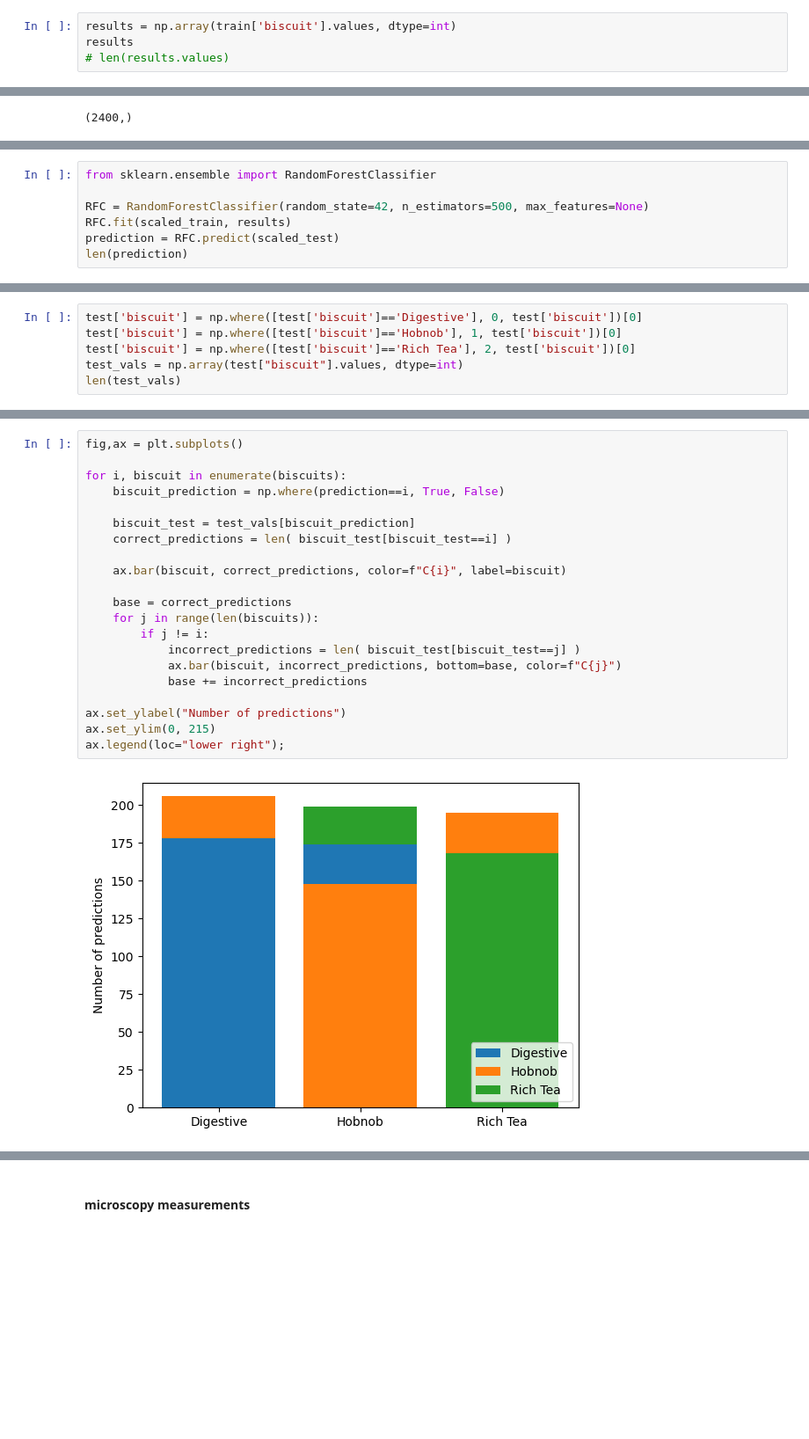
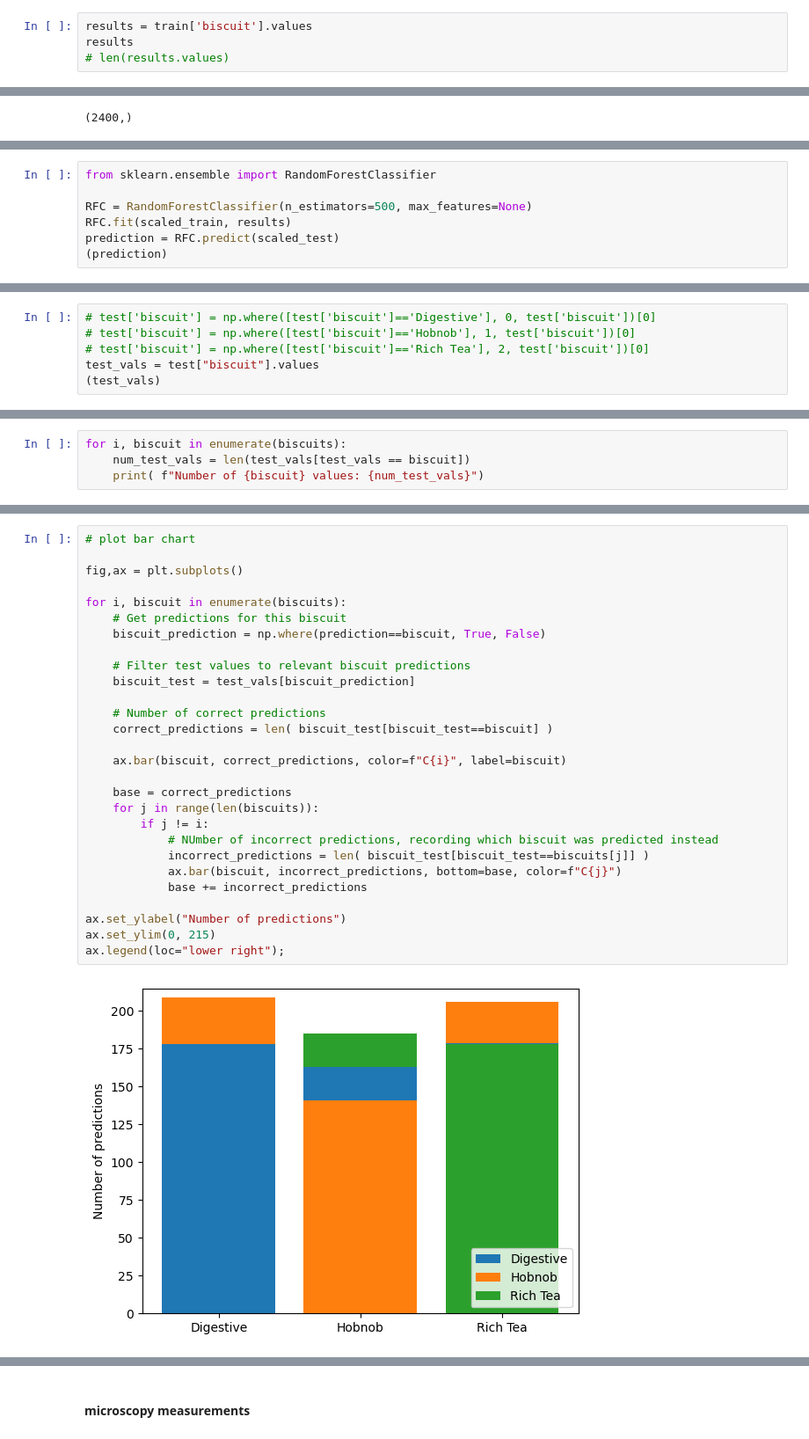
Before and after one commit to M4ffff/ML_biscuit_analysis, a Jupyter notebook: initial.ipynb, the cells around one changed output, grey strips where cells are left out. Shown at 88% size. Saved outputs shown, nothing was run; the diff lists cells and outputs as text; blank space fills up the shorter version.

```diff
--- a/initial.ipynb
+++ b/initial.ipynb
@@ -96,6 +85,6 @@ train['biscuit']
 Name: biscuit, Length: 2400, dtype: object
 # %%
-results = np.array(train['biscuit'].values, dtype=int)
+results = train['biscuit'].values
 results
 # len(results.values)
 # %% [output]
@@ -111,8 +116,8 @@ results.shape
 # %%
 from sklearn.ensemble import RandomForestClassifier
 
-RFC = RandomForestClassifier(random_state=42, n_estimators=500, max_features=None)
+RFC = RandomForestClassifier(n_estimators=500, max_features=None)
 RFC.fit(scaled_train, results)
 prediction = RFC.predict(scaled_test)
-len(prediction)
+(prediction)
 # %% [output]
@@ -128,7 +149,7 @@ print(len(prediction[prediction == 2]))
 # %%
-test['biscuit'] = np.where([test['biscuit']=='Digestive'], 0, test['biscuit'])[0]
-test['biscuit'] = np.where([test['biscuit']=='Hobnob'], 1, test['biscuit'])[0]
-test['biscuit'] = np.where([test['biscuit']=='Rich Tea'], 2, test['biscuit'])[0]
-test_vals = np.array(test["biscuit"].values, dtype=int)
-len(test_vals)
+# test['biscuit'] = np.where([test['biscuit']=='Digestive'], 0, test['biscuit'])[0]
+# test['biscuit'] = np.where([test['biscuit']=='Hobnob'], 1, test['biscuit'])[0]
+# test['biscuit'] = np.where([test['biscuit']=='Rich Tea'], 2, test['biscuit'])[0]
+test_vals = test["biscuit"].values
+(test_vals)
 # %% [output]
@@ -143,0 +173,4 @@ print(len(test_vals[test_vals == 2]))
+# %%
+for i, biscuit in enumerate(biscuits):
+    num_test_vals = len(test_vals[test_vals == biscuit])
+    print( f"Number of {biscuit} values: {num_test_vals}")
@@ -144,24 +181,31 @@ print(len(test_vals[test_vals == 2]))
 # %%
+# plot bar chart
+
 fig,ax = plt.subplots()
 
 for i, biscuit in enumerate(biscuits):
-    biscuit_prediction = np.where(prediction==i, True, False)
+    # Get predictions for this biscuit
+    biscuit_prediction = np.where(prediction==biscuit, True, False)
 
+    # Filter test values to relevant biscuit predictions
     biscuit_test = test_vals[biscuit_prediction]
-    correct_predictions = len( biscuit_test[biscuit_test==i] )
+
+    # Number of correct predictions
+    correct_predictions = len( biscuit_test[biscuit_test==biscuit] )
 
     ax.bar(biscuit, correct_predictions, color=f"C{i}", label=biscuit)
 
     base = correct_predictions
     for j in range(len(biscuits)):
         if j != i:
-            incorrect_predictions = len( biscuit_test[biscuit_test==j] )
+            # NUmber of incorrect predictions, recording which biscuit was predicted instead
+            incorrect_predictions = len( biscuit_test[biscuit_test==biscuits[j]] )
             ax.bar(biscuit, incorrect_predictions, bottom=base, color=f"C{j}")
             base += incorrect_predictions
 
 ax.set_ylabel("Number of predictions")
 ax.set_ylim(0, 215)
 ax.legend(loc="lower right");
 # %% [output]
-[figure, old version]
+[figure, new version]
 # %%
```
Also changed, not shown: parts of 36 cells of this notebook.
